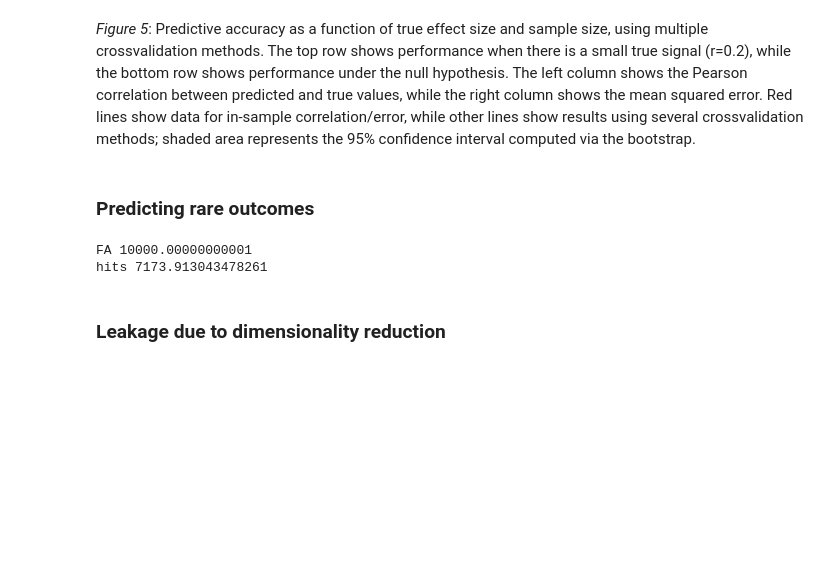
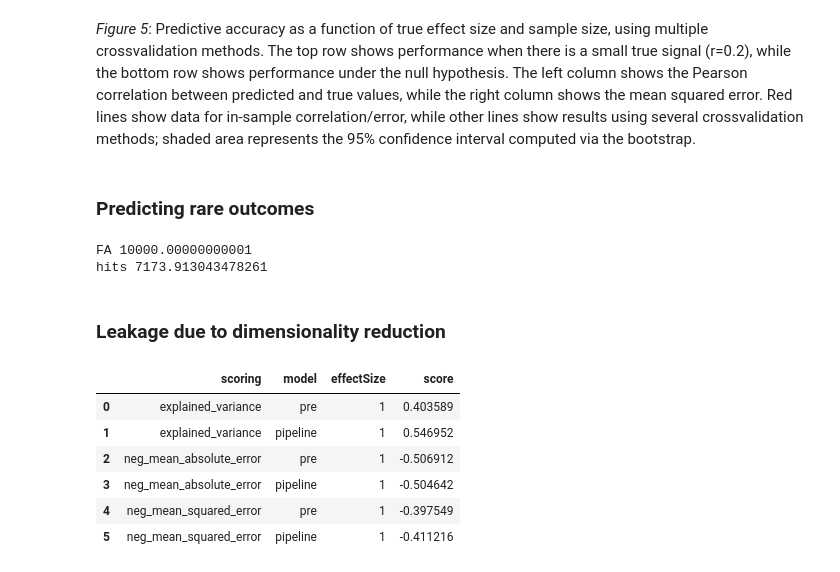
Before and after one commit to poldrack/PredictionCV, a Jupyter notebook: PredictionPaperFigures.ipynb, the cells around one changed output. Drawn from its saved outputs; the diff is of its cells as text; code cells hidden in the pictures; blank space fills up the shorter version.

```diff
--- a/PredictionPaperFigures.ipynb
+++ b/PredictionPaperFigures.ipynb
@@ -578 +584,12 @@ def run_pca_sim(npts=100,npredictors=20,nrelevant=5,
+# %%
+foo = run_pca_sim()
+foo
+# %% [output]
+|  | scoring | model | effectSize | score |
+| 0 | explained_variance | pre | 1 | 0.403589 |
+| 1 | explained_variance | pipeline | 1 | 0.546952 |
+| 2 | neg_mean_absolute_error | pre | 1 | -0.506912 |
+| 3 | neg_mean_absolute_error | pipeline | 1 | -0.504642 |
+| 4 | neg_mean_squared_error | pre | 1 | -0.397549 |
+| 5 | neg_mean_squared_error | pipeline | 1 | -0.411216 |
 # %%
```
Also changed, not shown: parts of 9 cells of this notebook.
